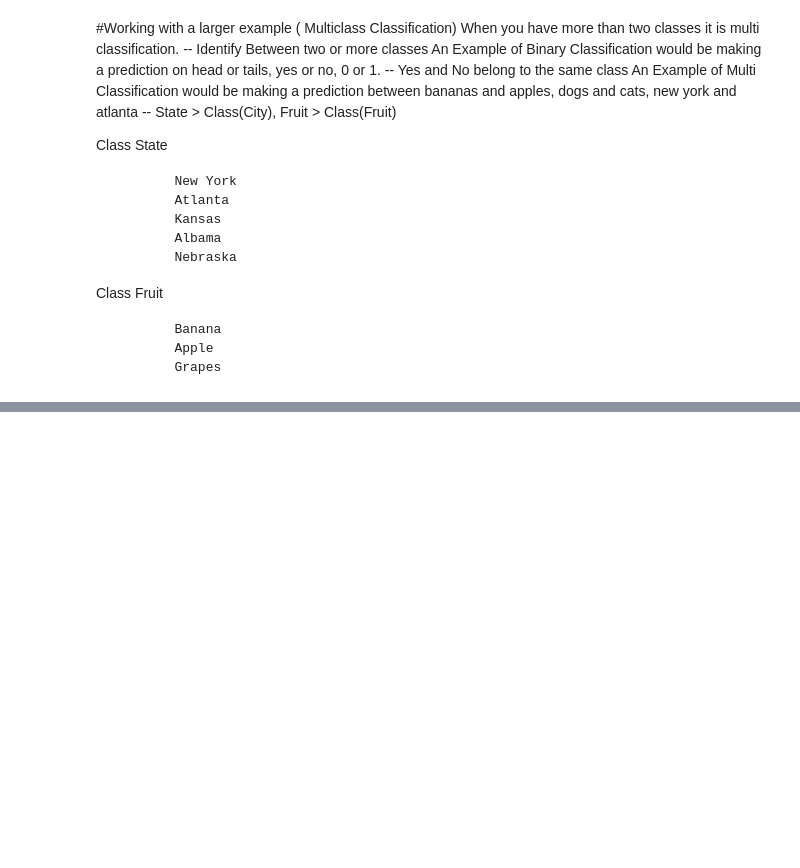
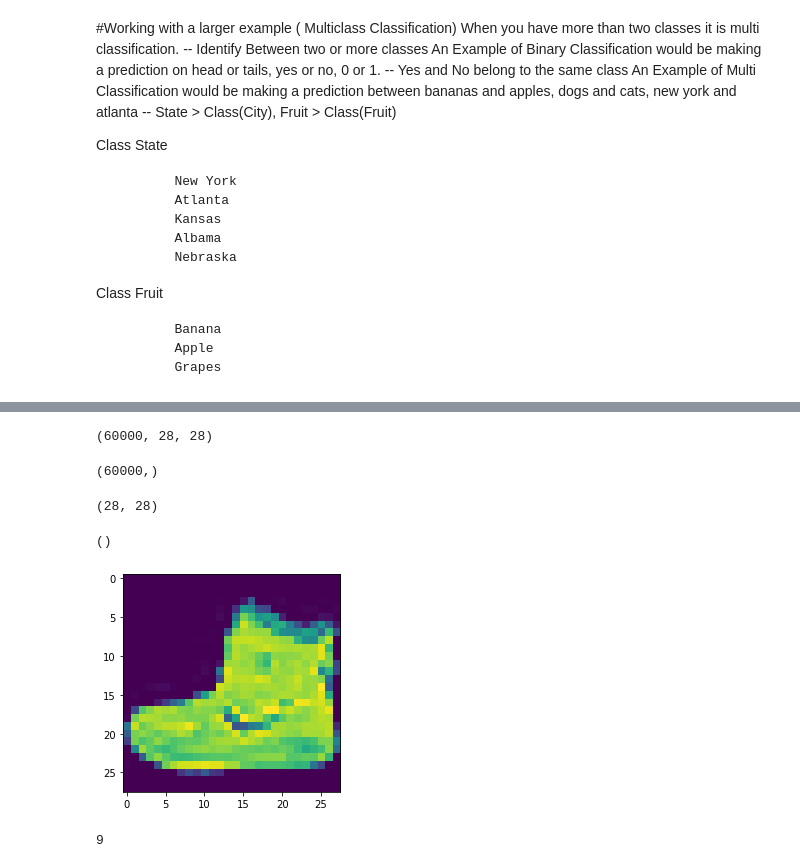
Before and after one commit to SecureGitWire/GoogleCollabeTensorflowDev, a Jupyter notebook: NeuralNetworkClassification.ipynb, the cells around one changed output, grey strips where cells are left out. Cells and saved outputs as stored; diff of their text form; code cells hidden in the pictures; blank space fills up the shorter version.

```diff
--- a/NeuralNetworkClassification.ipynb
+++ b/NeuralNetworkClassification.ipynb
@@ -1184,3 +1184,10 @@ Class Fruit
             Banana
             Apple
             Grapes
+# %%
+import tensorflow as tf
+from tensorflow.keras.datasets import fashion_mnist
+
+# Data has been sorted and split into training and test sets
+
+(train_data, train_labels), (test_data, test_labels) = fashion_mnist.load_data()
@@ -1186,0 +1216,31 @@ Class Fruit
+# %%
+# Identify the shape of the Training Data DataSet
+train_data.shape
+# %% [output]
+(60000, 28, 28)
+# %%
+# Identify the shape of the Training Labels DataSet
+train_labels.shape
+# %% [output]
+(60000,)
+# %%
+# Identify the shape of one sample in the Training Data Dataset.
+train_data[0].shape
+# %% [output]
+(28, 28)
+# %%
+# Identify the shape of one sample in the training Labels DataSet.
+train_labels[0].shape
+# %% [output]
+()
+# %%
+import matplotlib.pyplot as plt
+
+# Plot a single sample
+plt.imshow(train_data[0]);
+# %% [output]
+[figure, added]
+# %%
+train_labels[0]
+# %% [output]
+9
```
Also changed, not shown: parts of 10 cells of this notebook.
